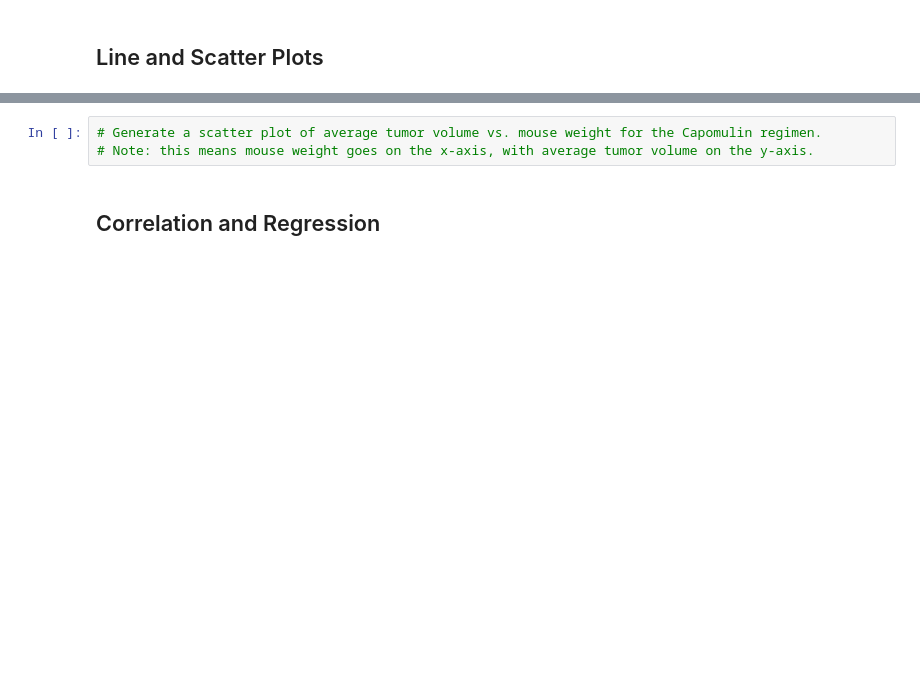
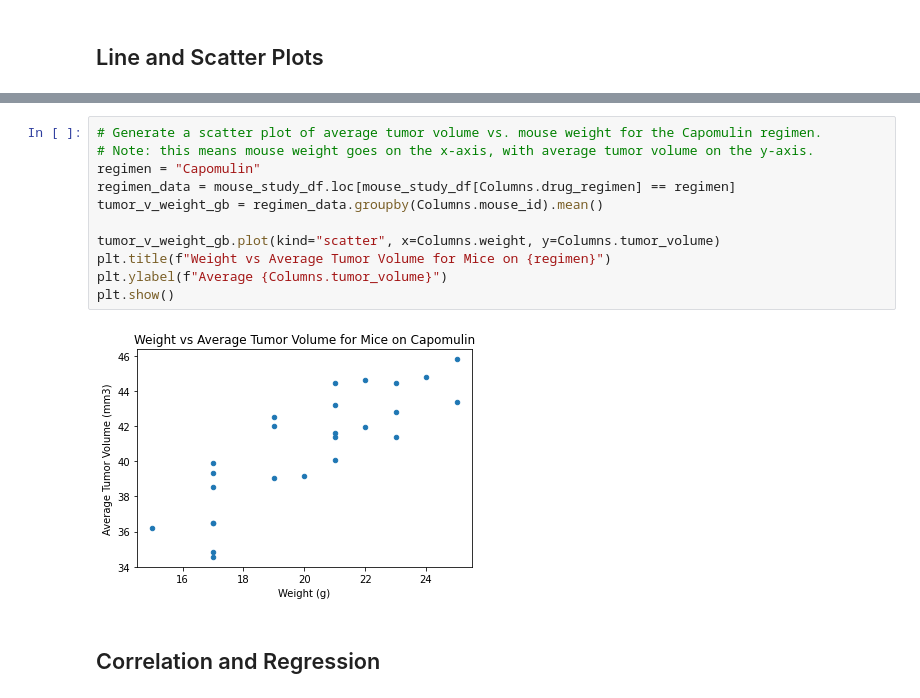
Before and after one commit to 12wollmana/UMN-Data_Analytics-MatPlotLib, a Jupyter notebook: Pymaceuticals/pymaceuticals_starter.ipynb, the cells around one changed output, grey strips where cells are left out. Cells and saved outputs as stored; diff of their text form; blank space fills up the shorter version.

```diff
--- a/Pymaceuticals/pymaceuticals_starter.ipynb
+++ b/Pymaceuticals/pymaceuticals_starter.ipynb
@@ -313,6 +324,16 @@ plt.show()
 # %%
 # Generate a scatter plot of average tumor volume vs. mouse weight for the Capomulin regimen.
 # Note: this means mouse weight goes on the x-axis, with average tumor volume on the y-axis.
+regimen = "Capomulin"
+regimen_data = mouse_study_df.loc[mouse_study_df[Columns.drug_regimen] == regimen]
+tumor_v_weight_gb = regimen_data.groupby(Columns.mouse_id).mean()
+
+tumor_v_weight_gb.plot(kind="scatter", x=Columns.weight, y=Columns.tumor_volume)
+plt.title(f"Weight vs Average Tumor Volume for Mice on {regimen}")
+plt.ylabel(f"Average {Columns.tumor_volume}")
+plt.show()
+# %% [output]
+[figure, added]
 # %% [markdown]
 ## Correlation and Regression
 # %%
```
Also changed, not shown: parts of 10 cells of this notebook.
